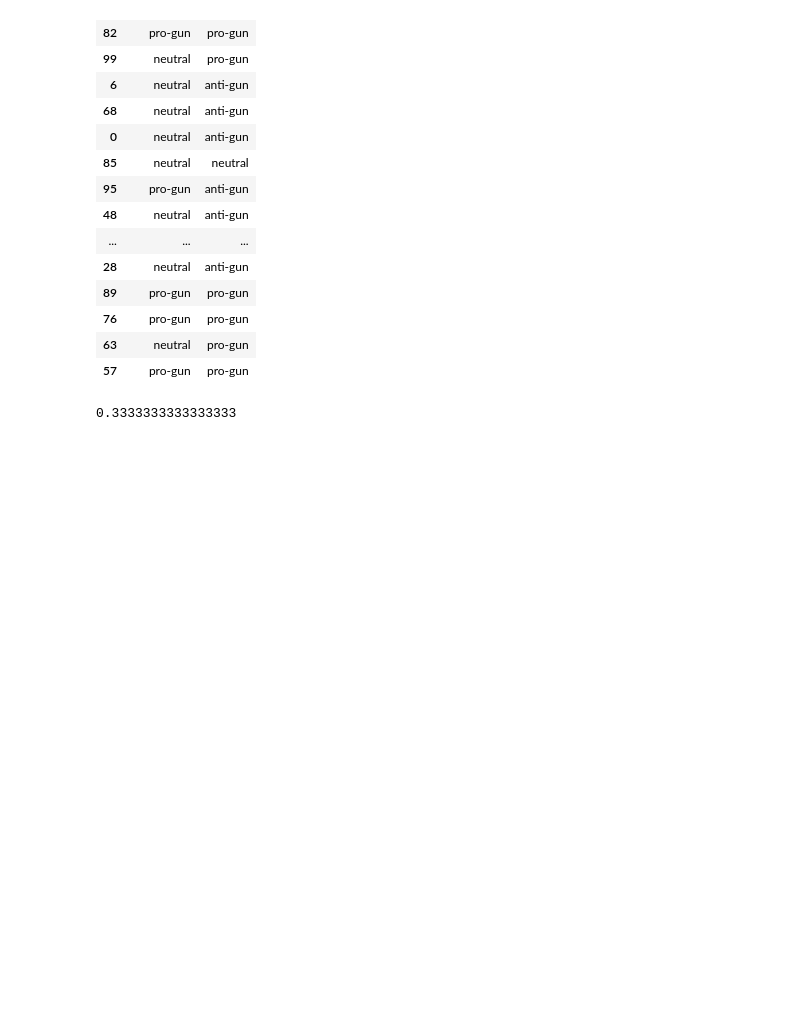
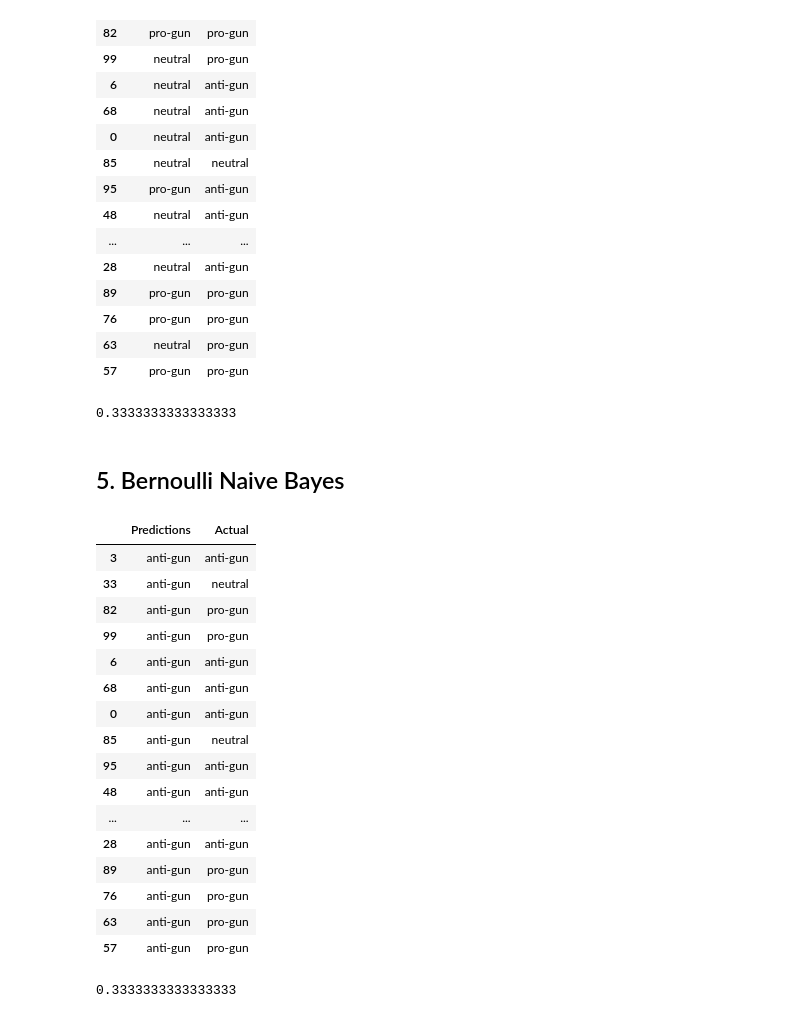
Before and after one commit to mrmarken/sentiment_analysis_fproject, a Jupyter notebook: contributors/keerti/ML_Model.ipynb, the cells around one changed output. Drawn from its saved outputs; the diff is of its cells as text; code cells hidden in the pictures; blank space fills up the shorter version.

Commit message:
Use Bernoulli Naive Bayes Model to train

```diff
--- a/contributors/keerti/ML_Model.ipynb
+++ b/contributors/keerti/ML_Model.ipynb
@@ -408,3 +408,35 @@ from sklearn.metrics import balanced_accuracy_score
 balanced_accuracy_score(y_test, y_pred4)
 # %% [output]
 0.3333333333333333
+# %% [markdown]
+## 5. Bernoulli Naive Bayes
+# %%
+BNBmodel = BernoulliNB()
+BNBmodel.fit(X_train, y_train)
+y_pred5 = BNBmodel.predict(X_test)
+# %%
+pd.DataFrame({"Predictions": y_pred5, "Actual": y_test})
+# %% [output]
+|  | Predictions | Actual |
+| 3 | anti-gun | anti-gun |
+| 33 | anti-gun | neutral |
+| 82 | anti-gun | pro-gun |
+| 99 | anti-gun | pro-gun |
+| 6 | anti-gun | anti-gun |
+| 68 | anti-gun | anti-gun |
+| 0 | anti-gun | anti-gun |
+| 85 | anti-gun | neutral |
+| 95 | anti-gun | anti-gun |
+| 48 | anti-gun | anti-gun |
+| ... | ... | ... |
+| 28 | anti-gun | anti-gun |
+| 89 | anti-gun | pro-gun |
+| 76 | anti-gun | pro-gun |
+| 63 | anti-gun | pro-gun |
+| 57 | anti-gun | pro-gun |
+# %%
+# Calculated the balanced accuracy score
+from sklearn.metrics import balanced_accuracy_score
+balanced_accuracy_score(y_test, y_pred5)
+# %% [output]
+0.3333333333333333
```
